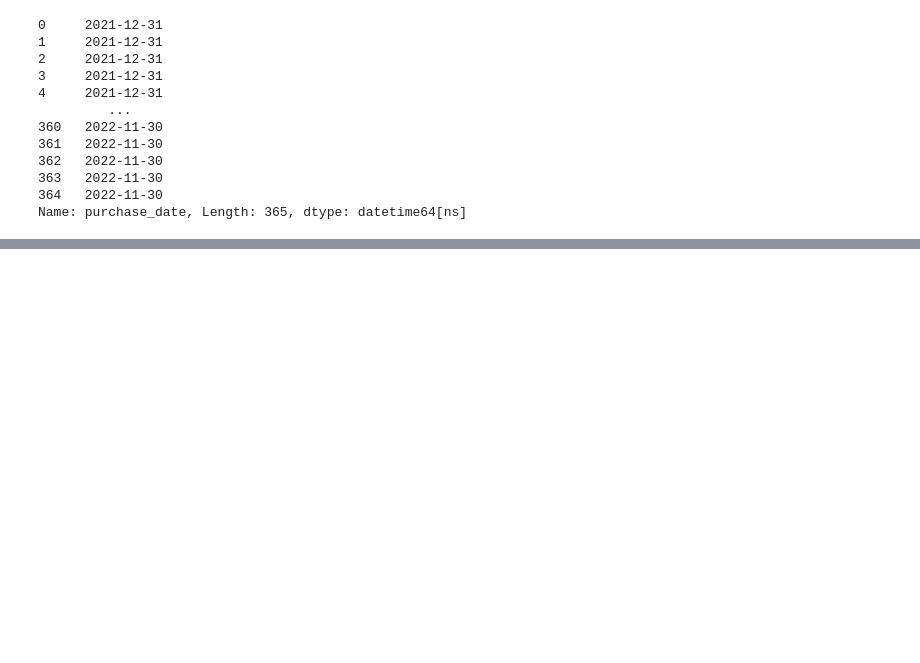
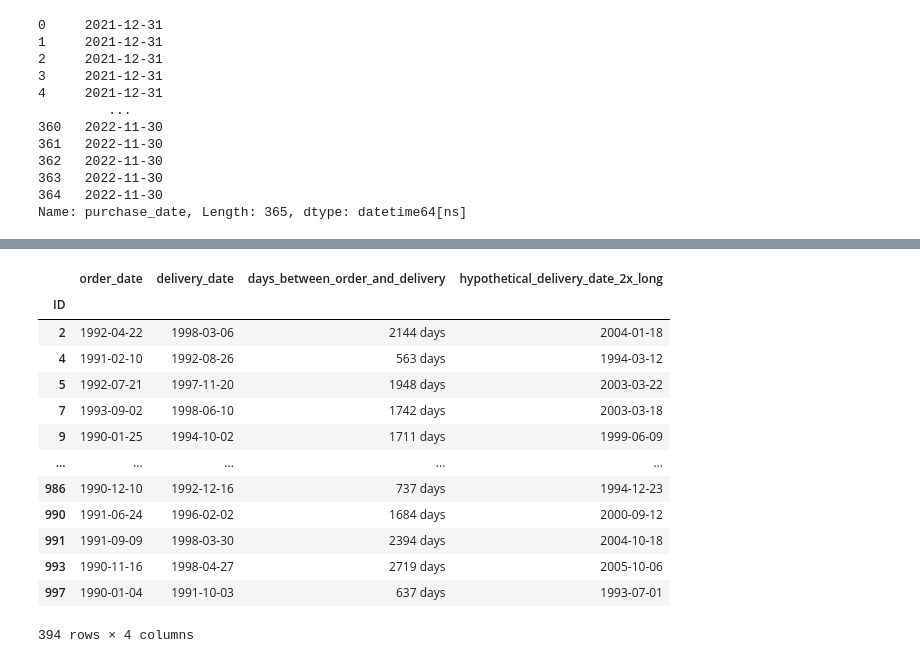
Before and after one commit to jack-cao-623/python_learning, a Jupyter notebook: pandas_dates_and_times.ipynb, the cells around one changed output, grey strips where cells are left out. Cells and saved outputs as stored; diff of their text form; code cells hidden in the pictures; blank space fills up the shorter version.

```diff
--- a/pandas_dates_and_times.ipynb
+++ b/pandas_dates_and_times.ipynb
@@ -1206,0 +1252,5 @@ fake_df.tail()
+# %%
+# make ID the index
+ecommerce = ecommerce.set_index('ID')
+
+ecommerce.head()
@@ -1206,0 +1265,6 @@ fake_df.tail()
+# %%
+# order_date and delivery_date to datetime
+ecommerce['order_date'] = pd.to_datetime(ecommerce['order_date'])
+ecommerce['delivery_date'] = pd.to_datetime(ecommerce['delivery_date'])
+
+ecommerce.head()
@@ -1206,0 +1279,8 @@ fake_df.tail()
+# %%
+# calculate timedelta between delivery_date and order_date
+ecommerce['days_between_order_and_delivery'] = (
+   ecommerce['delivery_date']
+      .subtract(ecommerce['order_date'])
+)
+
+ecommerce.head()
@@ -1206,0 +1295,10 @@ fake_df.tail()
+# %%
+# what would hypothetical delivery date be if it took 2x as long to deliver?
+ecommerce['hypothetical_delivery_date_2x_long'] = (
+    ecommerce['delivery_date']
+      .add(ecommerce['days_between_order_and_delivery'])
+)
+
+# can add (or subtract) a timedelta to a timestamp to get a new timestamp
+
+ecommerce.head()
@@ -1206,0 +1330,23 @@ fake_df.tail()
+# %%
+# orders that took longer than 365 days to deliver; regular boolean mask filtering
+(
+    ecommerce
+      [
+          ecommerce['days_between_order_and_delivery'] > '365 days'
+      ]
+)
+# %% [output]
+|  | order_date | delivery_date | days_between_order_and_delivery | hypothetical_delivery_date_2x_long |
+| ID |  |  |  |  |
+| 2 | 1992-04-22 | 1998-03-06 | 2144 days | 2004-01-18 |
+| 4 | 1991-02-10 | 1992-08-26 | 563 days | 1994-03-12 |
+| 5 | 1992-07-21 | 1997-11-20 | 1948 days | 2003-03-22 |
+| 7 | 1993-09-02 | 1998-06-10 | 1742 days | 2003-03-18 |
+| 9 | 1990-01-25 | 1994-10-02 | 1711 days | 1999-06-09 |
+| ... | ... | ... | ... | ... |
+| 986 | 1990-12-10 | 1992-12-16 | 737 days | 1994-12-23 |
+| 990 | 1991-06-24 | 1996-02-02 | 1684 days | 2000-09-12 |
+| 991 | 1991-09-09 | 1998-03-30 | 2394 days | 2004-10-18 |
+| 993 | 1990-11-16 | 1998-04-27 | 2719 days | 2005-10-06 |
+| 997 | 1990-01-04 | 1991-10-03 | 637 days | 1993-07-01 |
+394 rows × 4 columns
```
Also changed, not shown: parts of 45 cells of this notebook.
